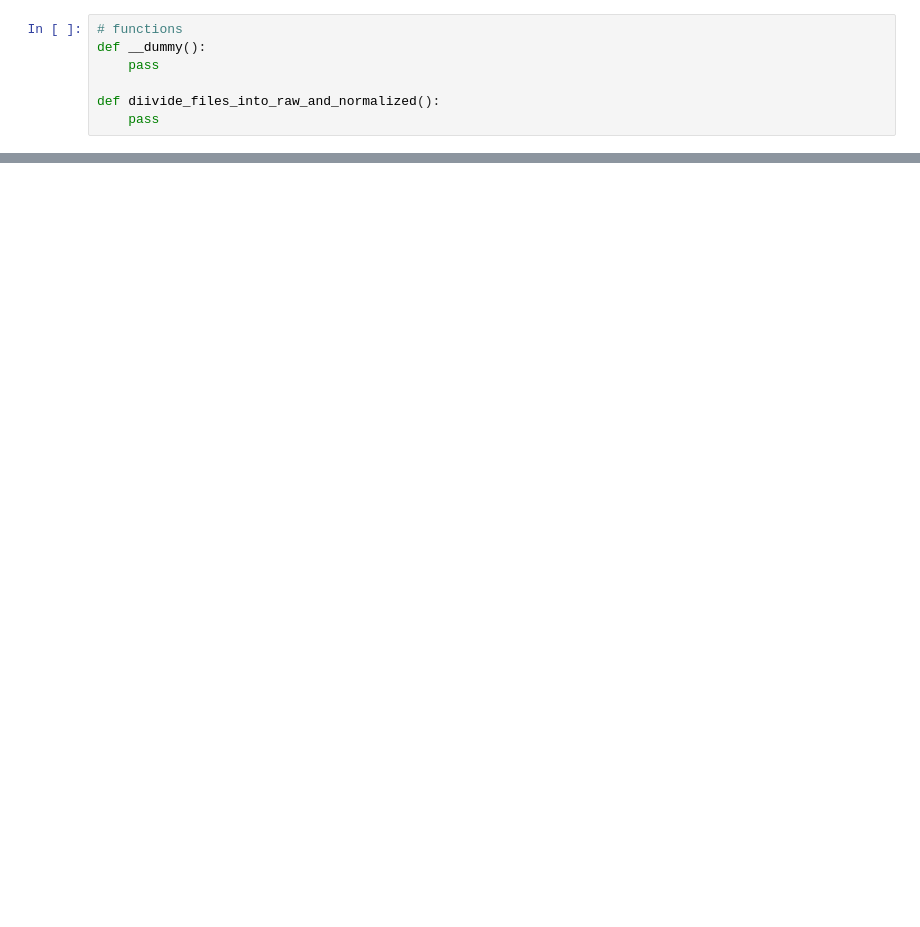
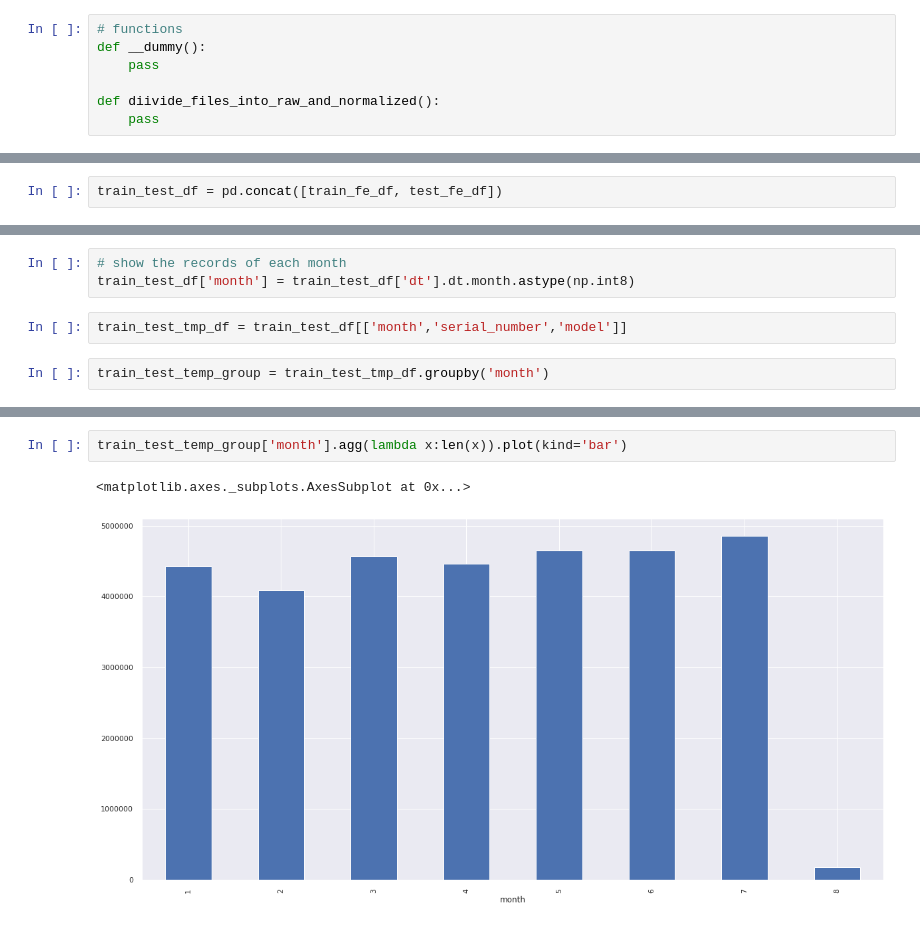
Before and after one commit to DevinWang23/tianchi_ai_ops_2020, a Jupyter notebook: jupyter_notebook/data_analysis.ipynb, the cells around one changed output, grey strips where cells are left out. Drawn from its saved outputs; the diff is of its cells as text; blank space fills up the shorter version.

```diff
--- a/jupyter_notebook/data_analysis.ipynb
+++ b/jupyter_notebook/data_analysis.ipynb
@@ -54,0 +65,2 @@ def diivide_files_into_raw_and_normalized():
+# %%
+train_test_df = pd.concat([train_fe_df, test_fe_df])
@@ -54,0 +134,7 @@ def diivide_files_into_raw_and_normalized():
+# %%
+# show the records of each month
+train_test_df['month'] = train_test_df['dt'].dt.month.astype(np.int8)
+# %%
+train_test_tmp_df = train_test_df[['month','serial_number','model']]
+# %%
+train_test_temp_group = train_test_tmp_df.groupby('month')
@@ -54,0 +154,5 @@ def diivide_files_into_raw_and_normalized():
+# %%
+train_test_temp_group['month'].agg(lambda x:len(x)).plot(kind='bar')
+# %% [output]
+<matplotlib.axes._subplots.AxesSubplot at 0x...>
+[figure, added]
```
Also changed, not shown: parts of 61 cells of this notebook, 37 other files.
